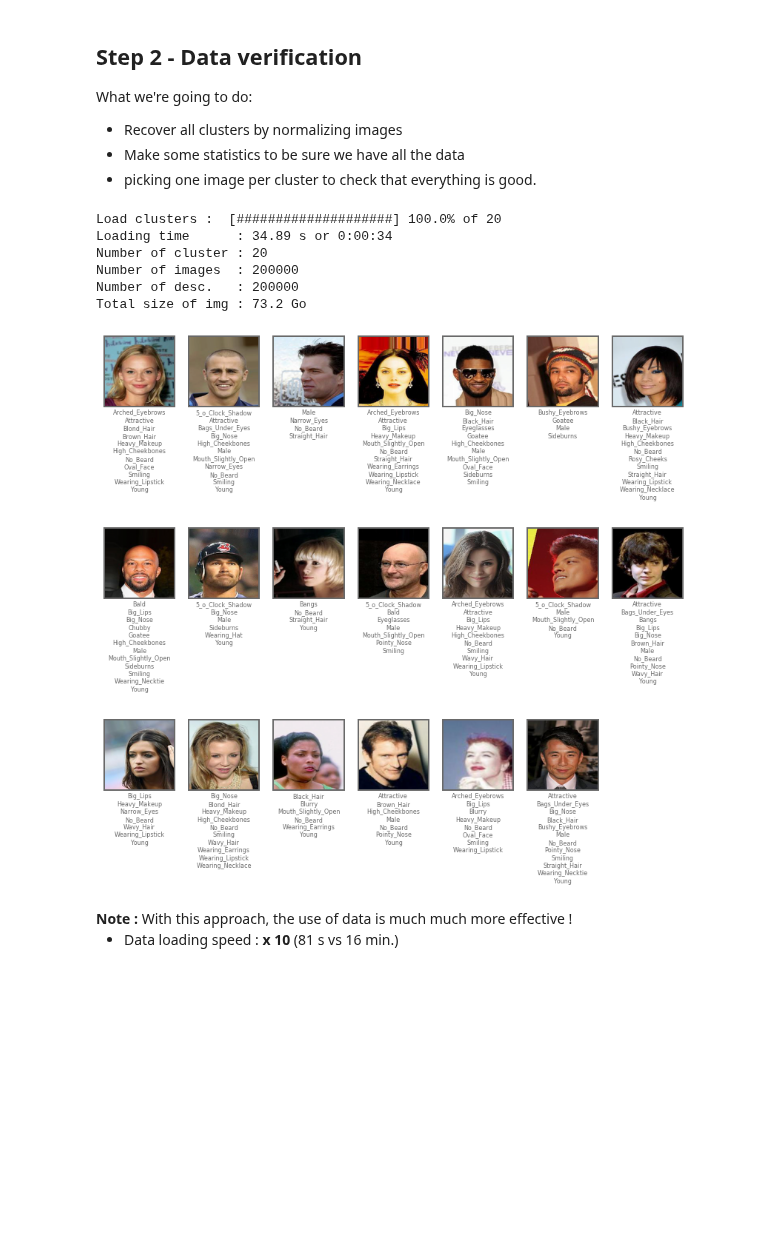
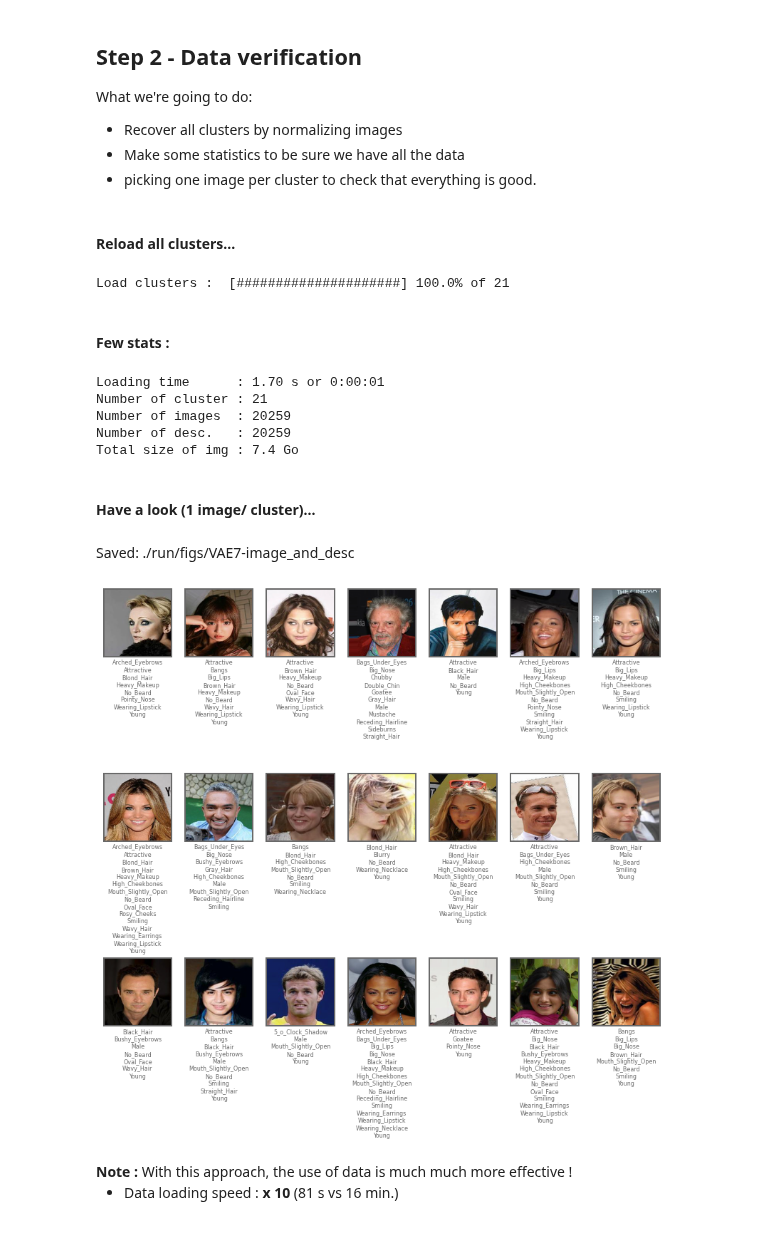
Before and after one commit to Jean-Christ1/Deep-Learning-with-Keras-and-Tensorflow, a Jupyter notebook: VAE/07-Check-CelebA.ipynb, the cells around one changed output. Saved outputs shown, nothing was run; the diff lists cells and outputs as text; code cells hidden in the pictures; blank space fills up the shorter version.

```diff
--- a/VAE/07-Check-CelebA.ipynb
+++ b/VAE/07-Check-CelebA.ipynb
@@ -55,6 +77,7 @@ What we're going to do:
  - picking one image per cluster to check that everything is good.
 # %%
 # ---- Return a legend from a description
+#
 def get_legend(x_desc,i):
     cols  = x_desc.columns
     desc  = x_desc.iloc[i]
@@ -63,67 +86,73 @@ def get_legend(x_desc,i):
         if v==1 : legend.append(cols[i])
     return str('\n'.join(legend))
 
-start_time = time.time()
+pwk.chrono_start()
 
 # ---- get cluster list
-
+#
 clusters_name = [ os.path.splitext(f)[0] for f in glob.glob( f'{train_dir}/*.npy') ]
 
 # ---- Counters set to 0
-
+#
 imax  = len(clusters_name)
 i,n1,n2,s = 0,0,0,0
 imgs,desc = [],[]
 
 # ---- Reload all clusters
-
-ooo.update_progress('Load clusters :',i,imax, redraw=True)
+#
+pwk.subtitle('Reload all clusters...')
+pwk.update_progress('Load clusters :',i,imax, redraw=True)
 for cluster_name in clusters_name:
 
     # ---- Reload images and normalize
 
     x_data = np.load(cluster_name+'.npy')
 
     # ---- Reload descriptions
 
     x_desc = pd.read_csv(cluster_name+'.csv', header=0)
 
     # ---- Counters
 
     n1 += len(x_data)
     n2 += len(x_desc.index)
     s  += x_data.nbytes
     i  += 1
 
     # ---- Get somes images/legends
 
     j=random.randint(0,len(x_data)-1)
     imgs.append( x_data[j].copy() )
     desc.append( get_legend(x_desc,j) )
     x_data=None
 
     # ---- To appear professional
 
-    ooo.update_progress('Load clusters :',i,imax, redraw=True)
+    pwk.update_progress('Load clusters :',i,imax, redraw=True)
 
-d=time.time()-start_time
+d=pwk.chrono_stop()
 
-print(f'Loading time      : {d:.2f} s or {ooo.hdelay(d)}')
+pwk.subtitle('Few stats :')
+print(f'Loading time      : {d:.2f} s or {pwk.hdelay(d)}')
 print(f'Number of cluster : {i}')
 print(f'Number of images  : {n1}')
 print(f'Number of desc.   : {n2}')
-print(f'Total size of img : {ooo.hsize(s)}')
+print(f'Total size of img : {pwk.hsize(s)}')
+
+pwk.subtitle('Have a look (1 image/ cluster)...')
+pwk.plot_images(imgs,desc,x_size=2,y_size=2,fontsize=8,columns=7,y_padding=2.5, save_as='image_and_desc')
 # %% [output]
+<br>**Reload all clusters...**
-Load clusters :  [####################] 100.0% of 20
-Loading time      : 34.89 s or 0:00:34
-Number of cluster : 20
-Number of images  : 200000
-Number of desc.   : 200000
-Total size of img : 73.2 Go
+Load clusters :  [#####################] 100.0% of 21
+<br>**Few stats :**
+Loading time      : 1.70 s or 0:00:01
+Number of cluster : 21
+Number of images  : 20259
+Number of desc.   : 20259
+Total size of img : 7.4 Go
+<br>**Have a look (1 image/ cluster)...**
+Saved: ./run/figs/VAE7-image_and_desc
+[figure, added]
-# %%
-ooo.plot_images(imgs,desc,x_size=2,y_size=2,fontsize=8,columns=7,y_padding=2.5)
-# %% [output]
-[figure, removed]
 # %% [markdown]
 <div class='nota'>
     <b>Note :</b> With this approach, the use of data is much much more effective !
```
Also changed, not shown: parts of 8 cells of this notebook, 3 other files.
